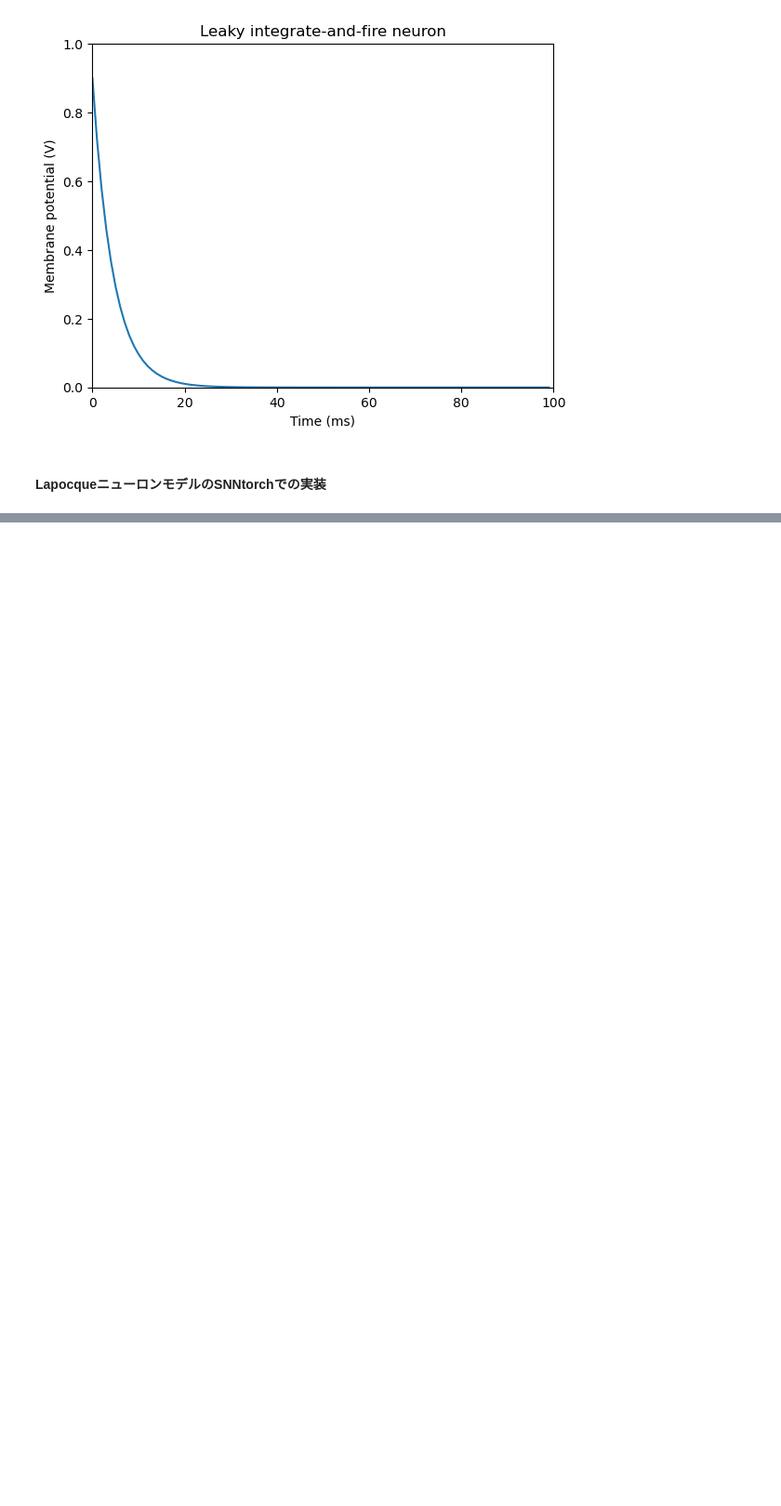
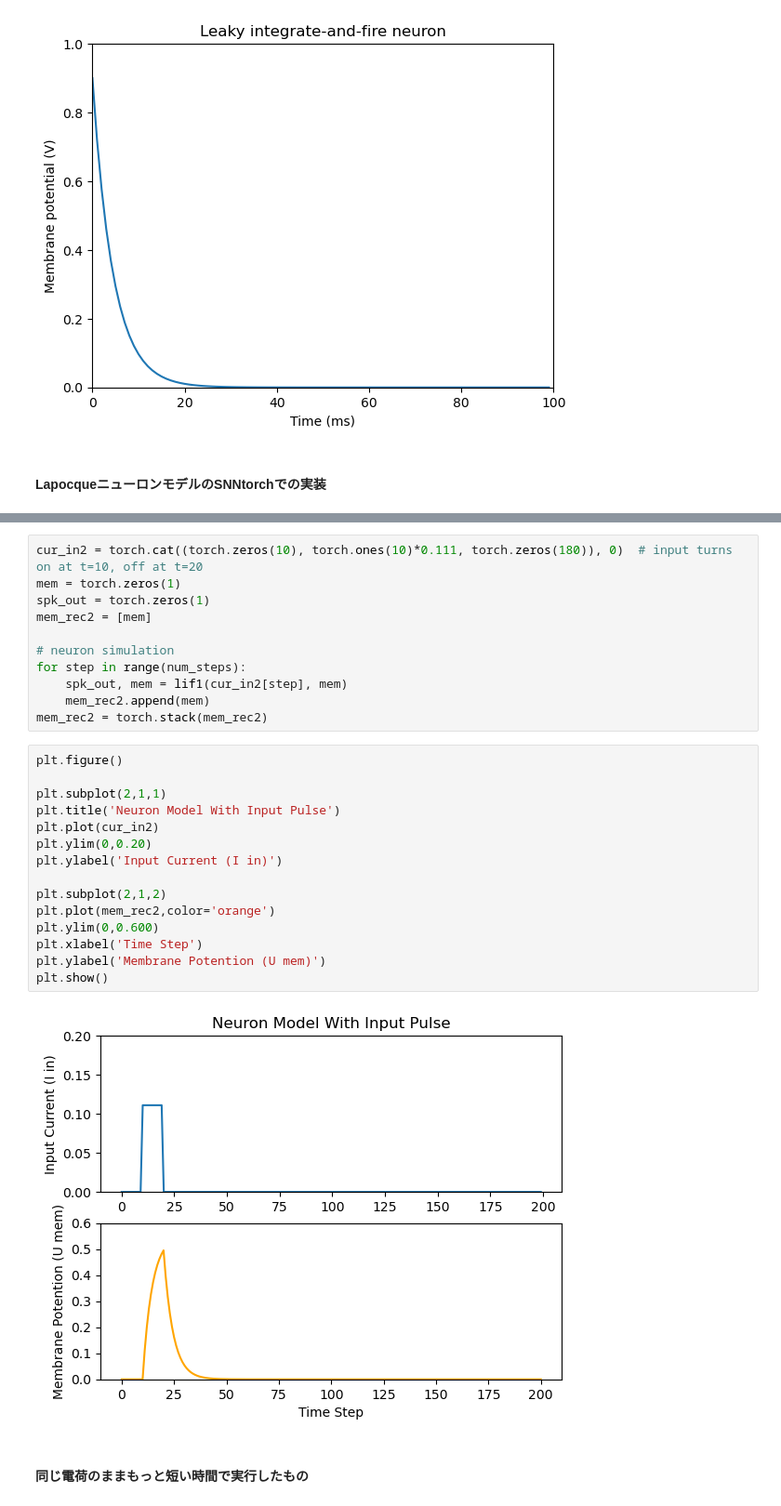
Before and after one commit to maoya23/deep-learning, a Jupyter notebook: SpikingNeuralnetrowk/FireNeuron.ipynb, the cells around one changed output, grey strips where cells are left out. Shown at 93% size. Drawn from its saved outputs; the diff is of its cells as text; blank space fills up the shorter version.

```diff
--- a/SpikingNeuralnetrowk/FireNeuron.ipynb
+++ b/SpikingNeuralnetrowk/FireNeuron.ipynb
@@ -87,0 +354,30 @@ plt.show()
+# %%
+cur_in2 = torch.cat((torch.zeros(10), torch.ones(10)*0.111, torch.zeros(180)), 0)  # input turns on at t=10, off at t=20
+mem = torch.zeros(1)
+spk_out = torch.zeros(1)
+mem_rec2 = [mem]
+
+# neuron simulation
+for step in range(num_steps):
+    spk_out, mem = lif1(cur_in2[step], mem)
+    mem_rec2.append(mem)
+mem_rec2 = torch.stack(mem_rec2)
+# %%
+plt.figure()
+
+plt.subplot(2,1,1)
+plt.title('Neuron Model With Input Pulse')
+plt.plot(cur_in2)
+plt.ylim(0,0.20)
+plt.ylabel('Input Current (I in)')
+
+plt.subplot(2,1,2)
+plt.plot(mem_rec2,color='orange')
+plt.ylim(0,0.600)
+plt.xlabel('Time Step')
+plt.ylabel('Membrane Potention (U mem)')
+plt.show()
+# %% [output]
+[figure, added]
+# %% [markdown]
+#### 同じ電荷のままもっと短い時間で実行したもの
```
Also changed, not shown: parts of 41 cells of this notebook, 4 other files.
